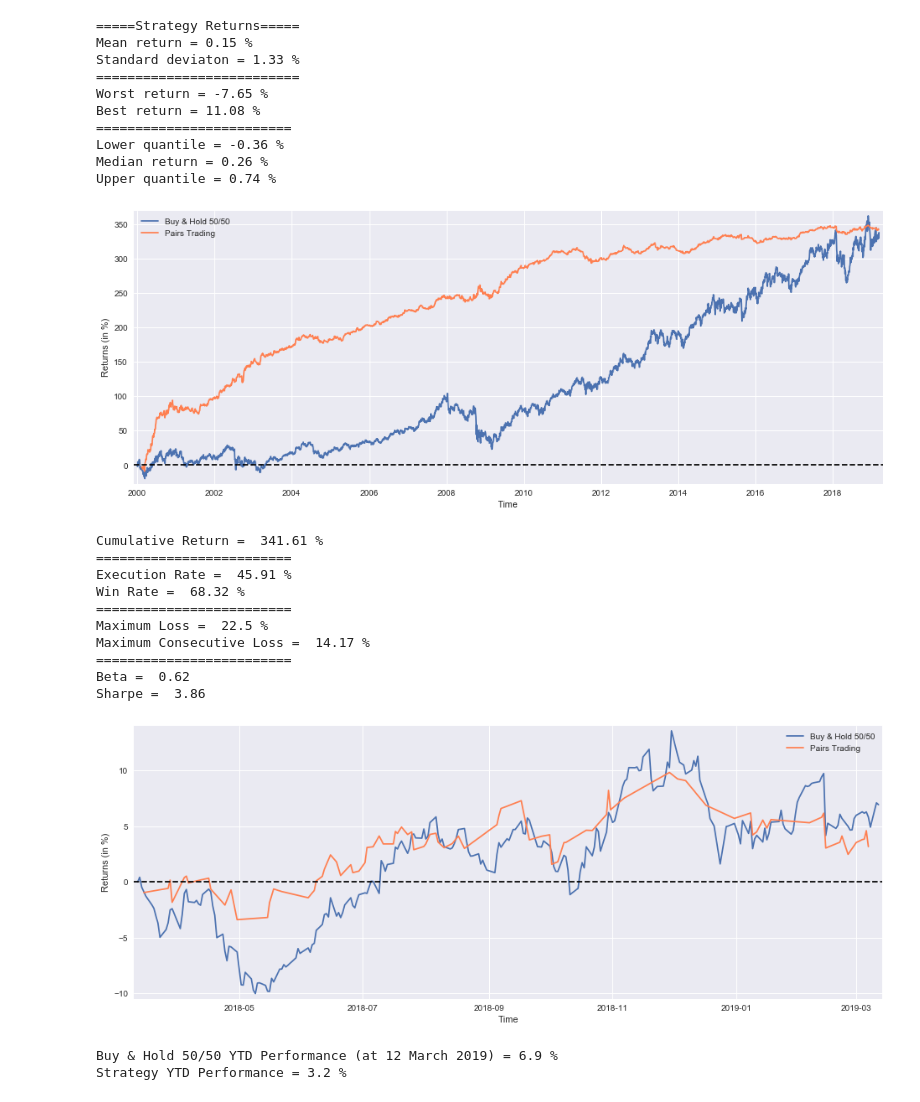
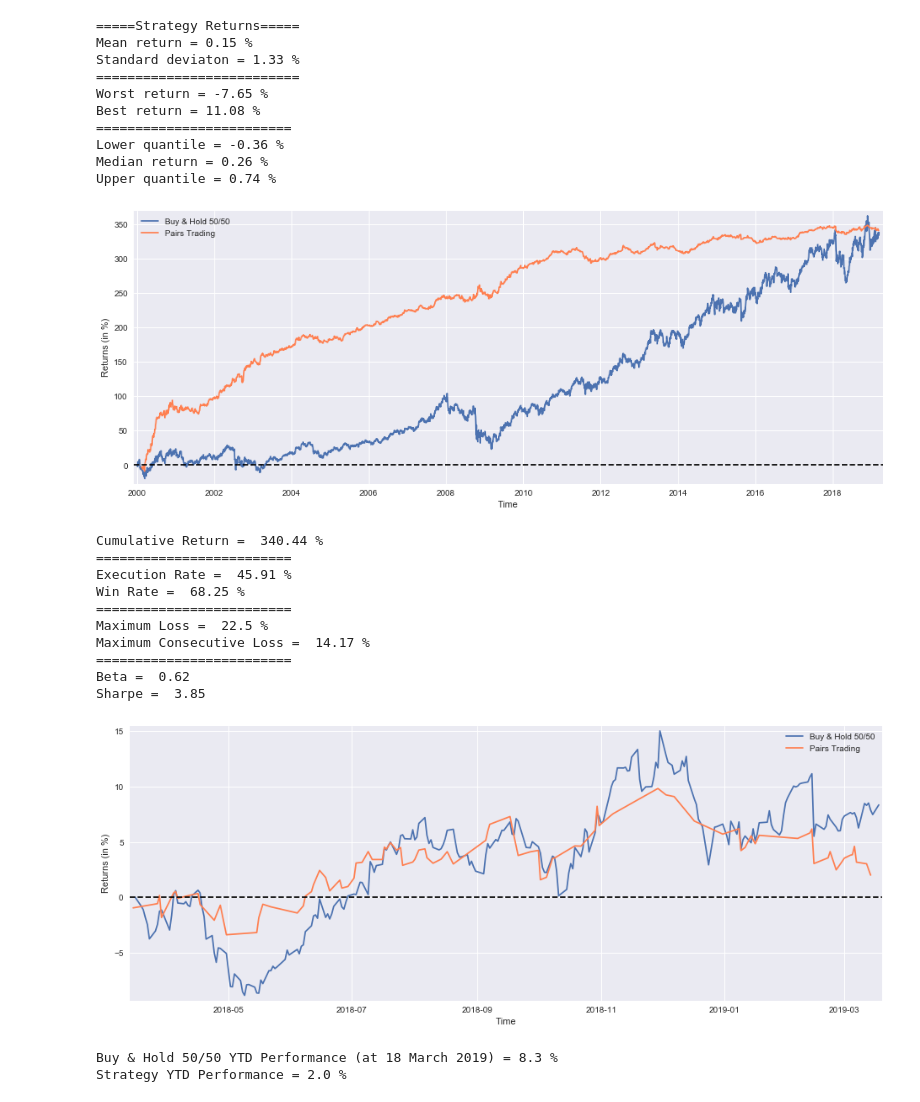
Before and after one commit to LongOnly/Quantitative-Notebooks, a Jupyter notebook: PairsTrading.ipynb, the cells around one changed output. Saved outputs shown, nothing was run; the diff lists cells and outputs as text; code cells hidden in the pictures.

Commit message:
Updating market data

```diff
--- a/PairsTrading.ipynb
+++ b/PairsTrading.ipynb
@@ -7,7 +7,7 @@ This strategy falls under the expectation that when prices depart from their his
 # %%
 # python 3.6.8+
 # https://www.leonardofilipe.com
-# contact at leonardofilipe.com
+# contact@leonardofilipe.com
 
 # For yahoo finance
 import io
@@ -51,7 +51,7 @@ tickers = ['PEP','KO']
 data = None
 while data is None:
     try:
-        data = getdata(tickers,'946684800','1552435200','1d')
+        data = getdata(tickers,'946684800','1552953600','1d')
     except:
          pass
 
@@ -208,32 +208,32 @@ print("Beta = ",beta)
 print("Sharpe = ",sharpe)
 # %% [output]
 [figure]
-Cumulative Return =  341.61 %
+Cumulative Return =  340.44 %
 =========================
 Execution Rate =  45.91 %
-Win Rate =  68.32 %
+Win Rate =  68.25 %
 =========================
 Maximum Loss =  22.5 %
 Maximum Consecutive Loss =  14.17 %
 =========================
 Beta =  0.62
-Sharpe =  3.86
+Sharpe =  3.85
 # %%
 BuyHoldBothYTD = (((PEP['Adj Close'][-252:]/float(PEP['Adj Close'][-252])-1)+(KO['Adj Close'][-252:]/float(KO['Adj Close'][-252])-1))/2).fillna(method='ffill')
-StrategyYTD = returns[-92:].cumsum()
+StrategyYTD = returns[-94:].cumsum()
 
 plt.figure(figsize=(16,6))
 plt.plot(BuyHoldBothYTD*100, label='Buy & Hold 50/50')
 plt.plot(StrategyYTD*100, label='Pairs Trading', color='coral')
 plt.xlabel('Time')
 plt.ylabel('Returns (in %)')
 plt.margins(x=0.005,y=0.02)
 plt.axhline(y=0, xmin=0, xmax=1, linestyle='--', color='k')
 plt.legend()
 plt.show()
-print('Buy & Hold 50/50 YTD Performance (at 12 March 2019) =',round(float(BuyHoldBothYTD[-1:]*100),1),'%')
+print('Buy & Hold 50/50 YTD Performance (at 18 March 2019) =',round(float(BuyHoldBothYTD[-1:]*100),1),'%')
 print('Strategy YTD Performance =',round(float(StrategyYTD[-1:]*100),1),'%')
 # %% [output]
-[figure, old version]
+[figure, new version]
-Buy & Hold 50/50 YTD Performance (at 12 March 2019) = 6.9 %
-Strategy YTD Performance = 3.2 %
+Buy & Hold 50/50 YTD Performance (at 18 March 2019) = 8.3 %
+Strategy YTD Performance = 2.0 %
```
Also changed, not shown: parts of 1 cell of this notebook, 4 other files.
